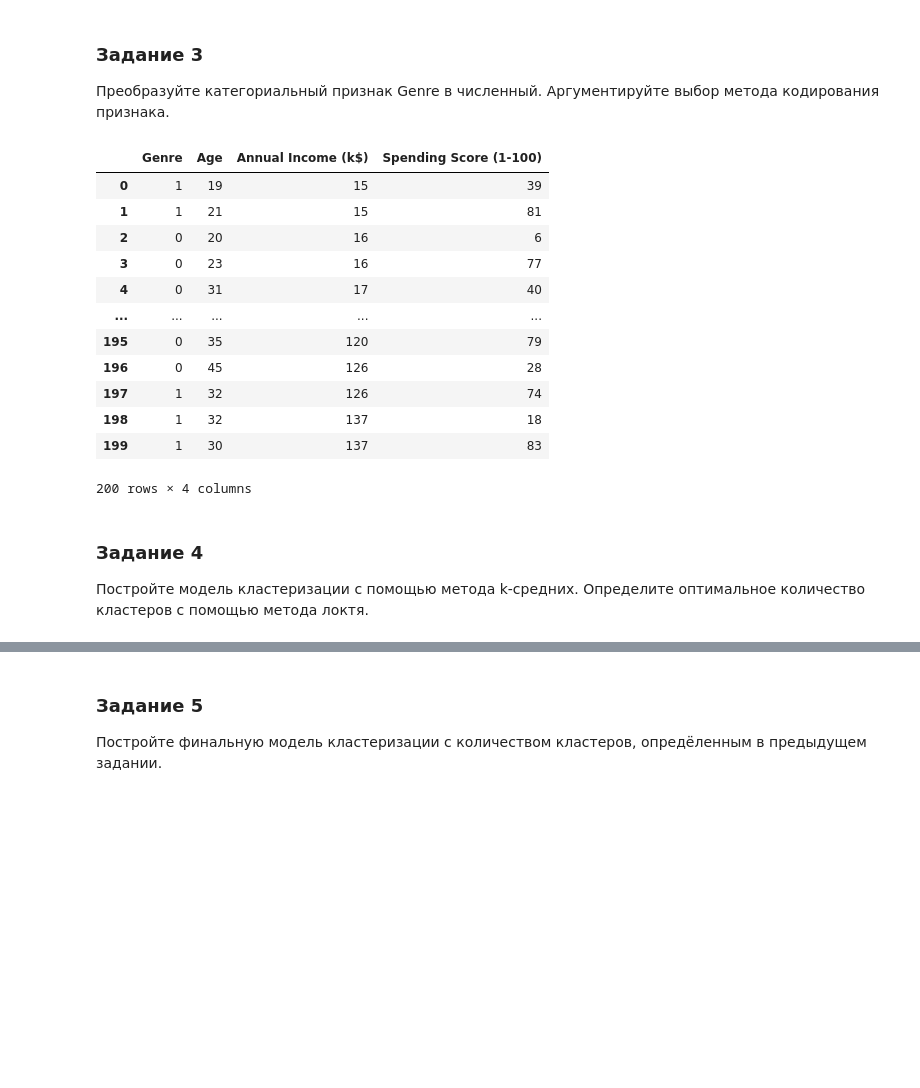
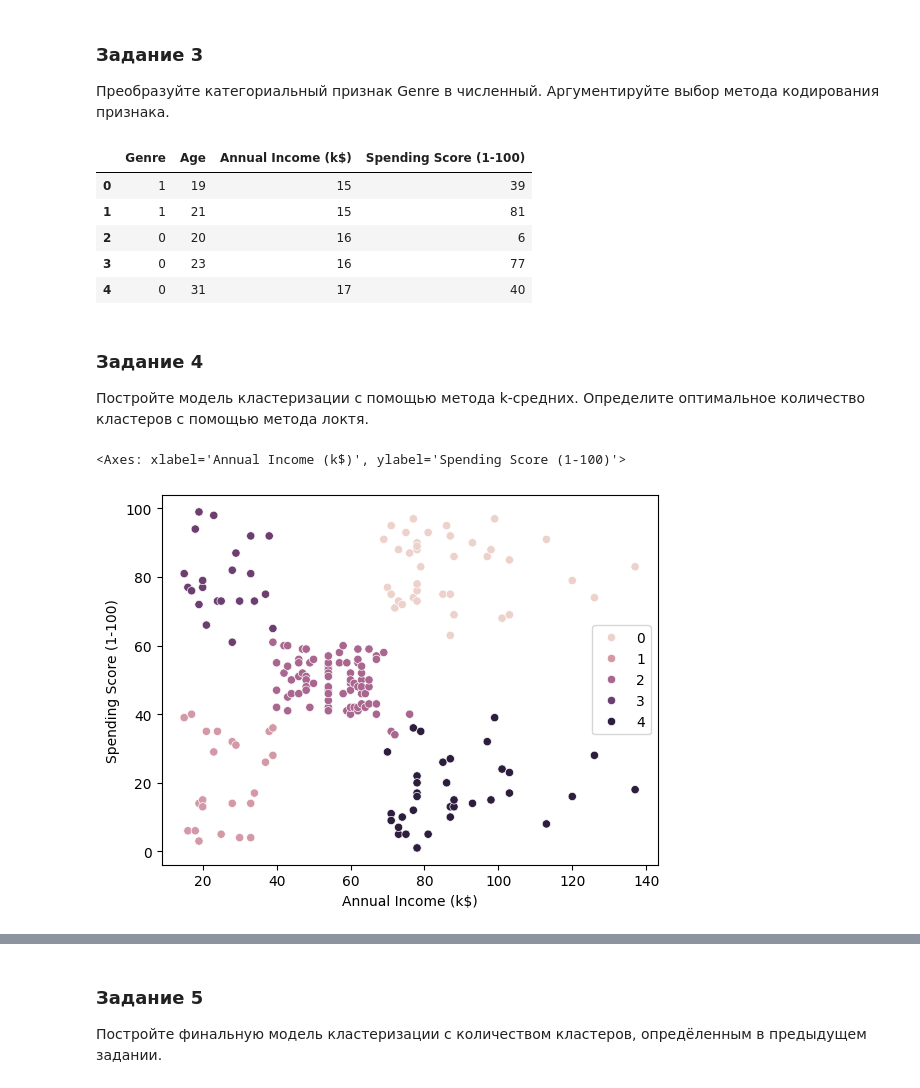
Before and after one commit to IgorKolotushkin/machine_learning_ds, a Jupyter notebook: hw10/Практическая работа. Кластеризация. Метод k-средних.ipynb, the cells around one changed output, grey strips where cells are left out. Drawn from its saved outputs; the diff is of its cells as text; code cells hidden in the pictures; blank space fills up the shorter version.

```diff
--- a/hw10/Практическая работа. Кластеризация. Метод k-средних.ipynb
+++ b/hw10/Практическая работа. Кластеризация. Метод k-средних.ipynb
@@ -159,32 +129,31 @@ plt.scatter(df['Age'], df['Spending Score (1-100)'])
 
 Преобразуйте категориальный признак Genre в численный. Аргументируйте выбор метода кодирования признака.
 # %%
-from sklearn.preprocessing import OneHotEncoder, LabelEncoder
+# Для преобразования признака Genre выбрал LabelEncoder, так будет один столбец и с ним будет удобней работать
+from sklearn.preprocessing import LabelEncoder
 
 df['Genre'] = LabelEncoder().fit(df['Genre']).transform(df['Genre'])
 
-# ohe = OneHotEncoder(sparse_output=False, handle_unknown='ignore')
-
-# ft = ohe.fit_transform(df[['Genre']])
-# df[ohe.get_feature_names_out()] = ft
 df = df.drop(columns=['CustomerID'])
-df
+df.head()
 # %% [output]
 |  | Genre | Age | Annual Income (k$) | Spending Score (1-100) |
 | 0 | 1 | 19 | 15 | 39 |
 | 1 | 1 | 21 | 15 | 81 |
 | 2 | 0 | 20 | 16 | 6 |
 | 3 | 0 | 23 | 16 | 77 |
 | 4 | 0 | 31 | 17 | 40 |
-| ... | ... | ... | ... | ... |
-| 195 | 0 | 35 | 120 | 79 |
-| 196 | 0 | 45 | 126 | 28 |
-| 197 | 1 | 32 | 126 | 74 |
-| 198 | 1 | 32 | 137 | 18 |
-| 199 | 1 | 30 | 137 | 83 |
-200 rows × 4 columns
 # %% [markdown]
 ### Задание 4
 
 Постройте модель кластеризации с помощью метода k-средних. Определите оптимальное количество кластеров с помощью метода локтя.
+# %%
+# Сначала решил сделать кластеризацию по парам признаков
+km_income = KMeans(n_clusters=5).fit(df[['Annual Income (k$)', 'Spending Score (1-100)']])
+points = km_income.predict(df[['Annual Income (k$)', 'Spending Score (1-100)']])
+
+sns.scatterplot(x=df['Annual Income (k$)'], y=df['Spending Score (1-100)'], hue=points)
+# %% [output]
+<Axes: xlabel='Annual Income (k$)', ylabel='Spending Score (1-100)'>
+[figure, added]
 # %%
```
Also changed, not shown: parts of 18 cells of this notebook.
